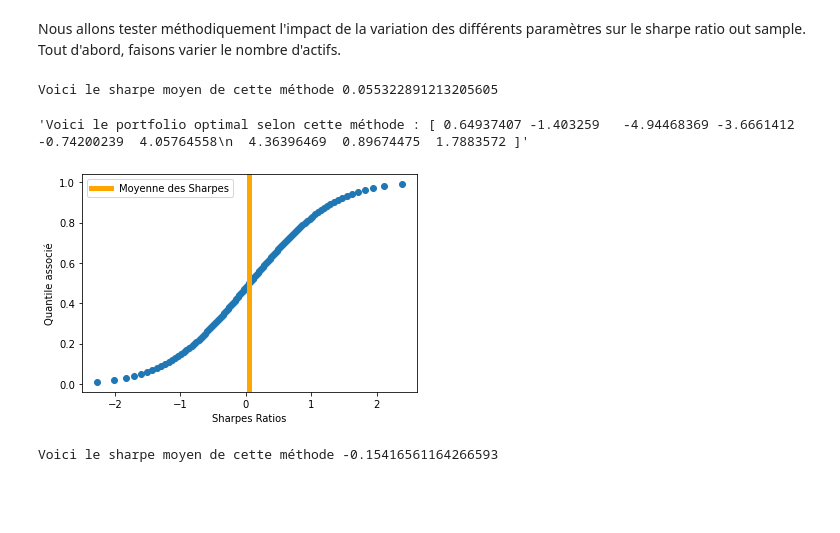
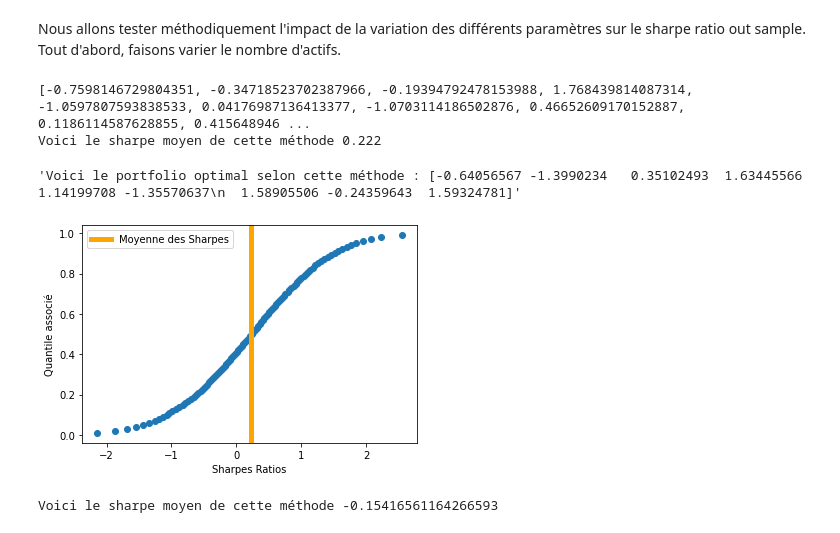
Before and after one commit to PyTomSss/StatApp_M1_ENSAE, a Jupyter notebook: Brouillon_Tom/Notebook_brouillon_Tom.ipynb, the cells around one changed output. Drawn from its saved outputs; the diff is of its cells as text; code cells hidden in the pictures; blank space fills up the shorter version.

```diff
--- a/Brouillon_Tom/Notebook_brouillon_Tom.ipynb
+++ b/Brouillon_Tom/Notebook_brouillon_Tom.ipynb
@@ -536,11 +538,12 @@ Voici le sharpe moyen de cette méthode 0.3431323828169483
 # %% [markdown]
 Nous allons tester méthodiquement l'impact de la variation des différents paramètres sur le sharpe ratio out sample. Tout d'abord, faisons varier le nombre d'actifs.
 # %%
-generation_tableau_rdts(9, 256*5, [0.05], [0.2], 100000, 256, RidgeCV(fit_intercept=False, cv = 5))
+generation_tableau_rdts(9, 256*5, [0.05], [0.2], 10000, 256, RidgeCV(fit_intercept=False, cv = 5))
 # %% [output]
-Voici le sharpe moyen de cette méthode 0.055322891213205605
+[-0.7598146729804351, -0.34718523702387966, -0.19394792478153988, 1.768439814087314, -1.0597807593838533, 0.04176987136413377, -1.0703114186502876, 0.46652609170152887, 0.1186114587628855, 0.415648946 ...
+Voici le sharpe moyen de cette méthode 0.222
-'Voici le portfolio optimal selon cette méthode : [ 0.64937407 -1.403259   -4.94468369 -3.6661412  -0.74200239  4.05764558\n  4.36396469  0.89674475  1.7883572 ]'
+'Voici le portfolio optimal selon cette méthode : [-0.64056567 -1.3990234   0.35102493  1.63445566  1.14199708 -1.35570637\n  1.58905506 -0.24359643  1.59324781]'
-[figure, old version]
+[figure, new version]
 # %%
 generation_tableau_rdts(18, 256*5, [0.05], [0.2], 70000, 256, RidgeCV(fit_intercept=False, cv = 5))
 # %% [output]
```
Also changed, not shown: parts of 2 cells of this notebook, 1 other file.
